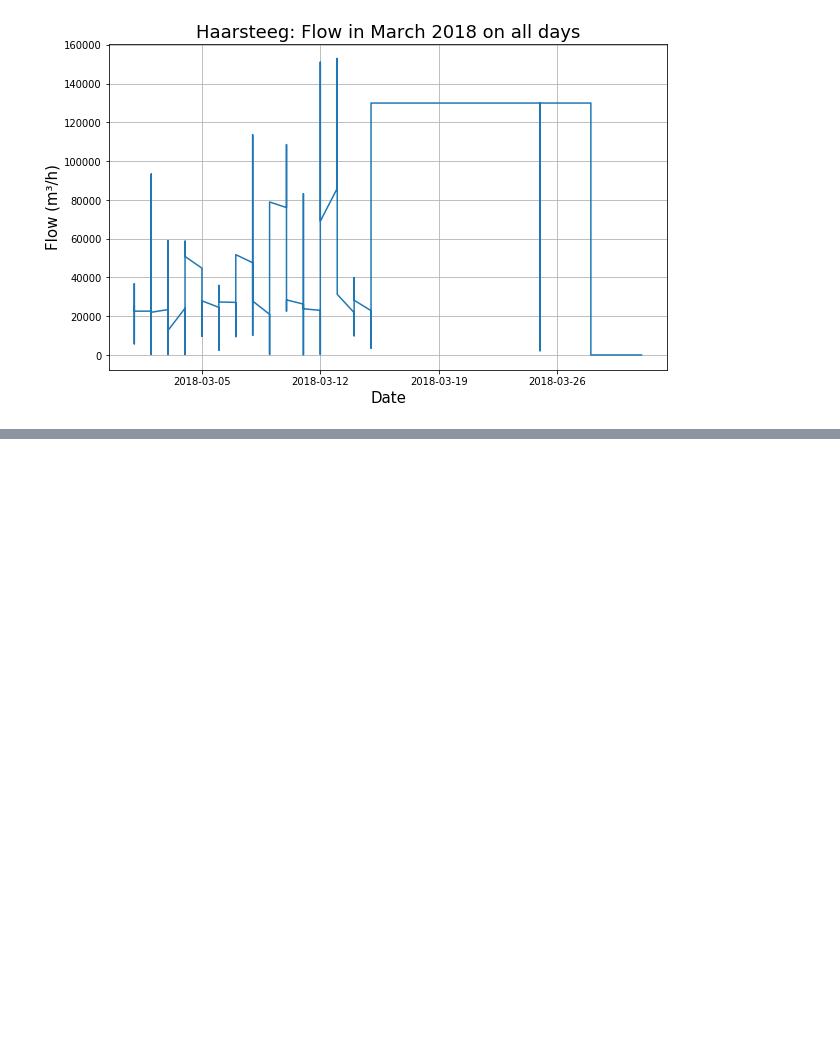
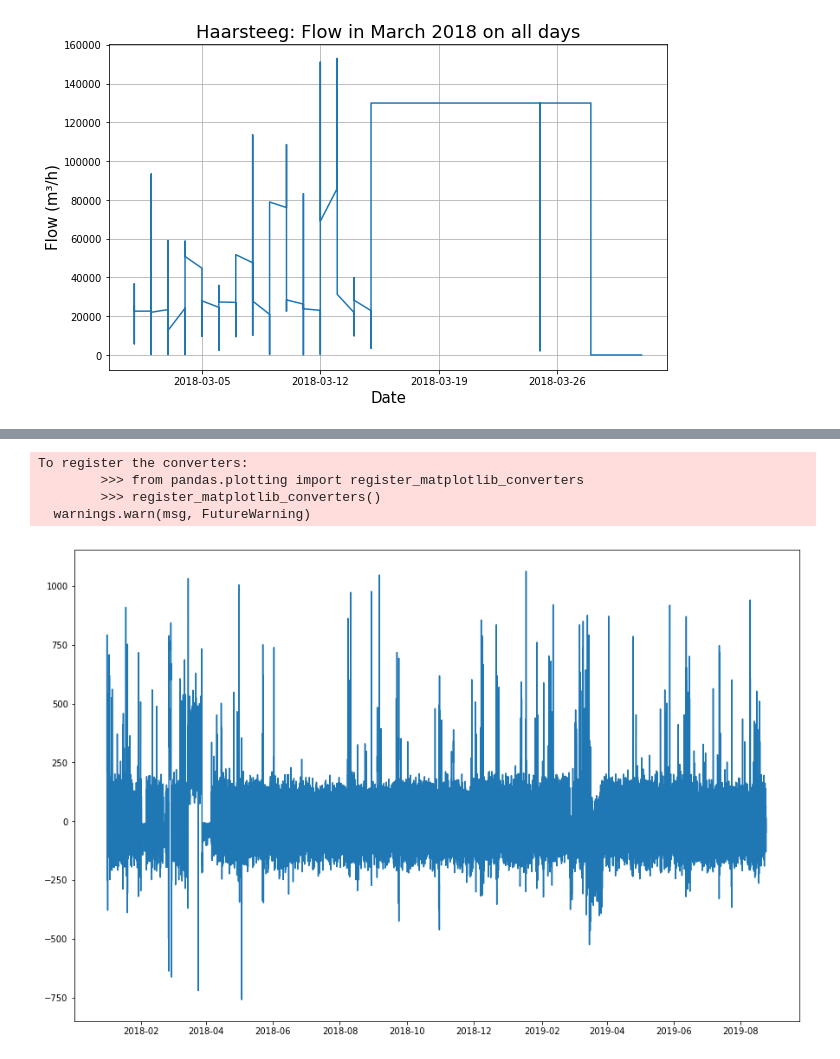
Before and after one commit to rogertian0707/jbg060, a Jupyter notebook: code/Monthly flow & level.ipynb, the cells around one changed output, grey strips where cells are left out. Saved outputs shown, nothing was run; the diff lists cells and outputs as text; code cells hidden in the pictures; blank space fills up the shorter version.

```diff
--- a/code/Monthly flow & level.ipynb
+++ b/code/Monthly flow & level.ipynb
@@ -514,0 +577,9 @@ PLotSelectedMonth(new_haar, 'Haarsteeg', 'all', 'March', 2018)
+# %%
+fig, ax = plt.subplots(figsize=(15,10))
+ax.plot(bok_pred['datetime'], bok_pred['error']);
+# %% [output]
+To register the converters:
+        >>> from pandas.plotting import register_matplotlib_converters
+        >>> register_matplotlib_converters()
+  warnings.warn(msg, FutureWarning)
+[figure, added]
```
Also changed, not shown: parts of 18 cells of this notebook.
